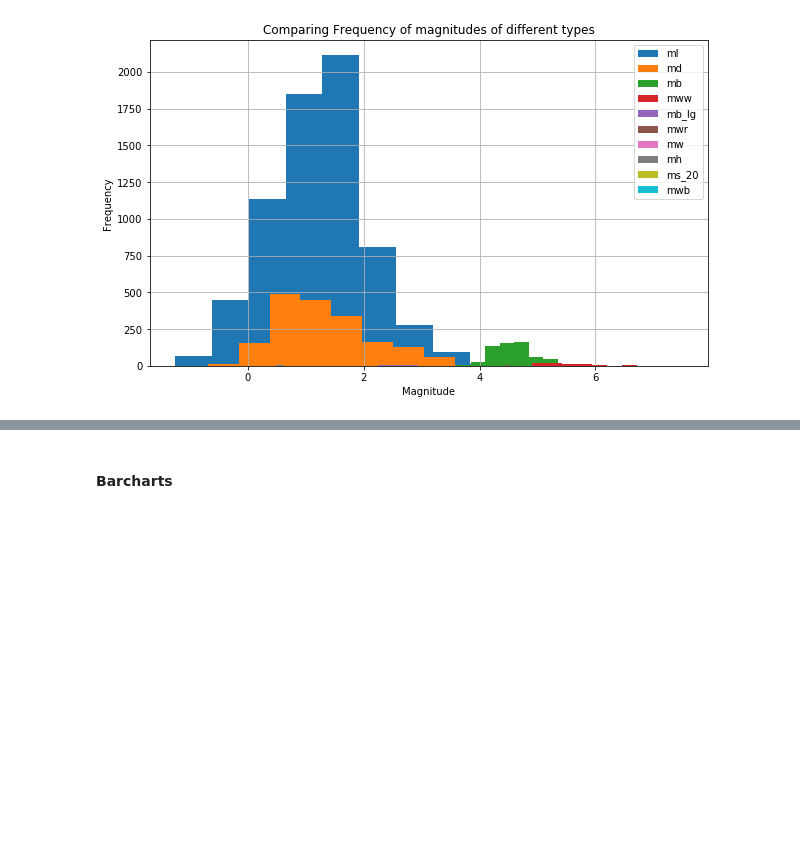
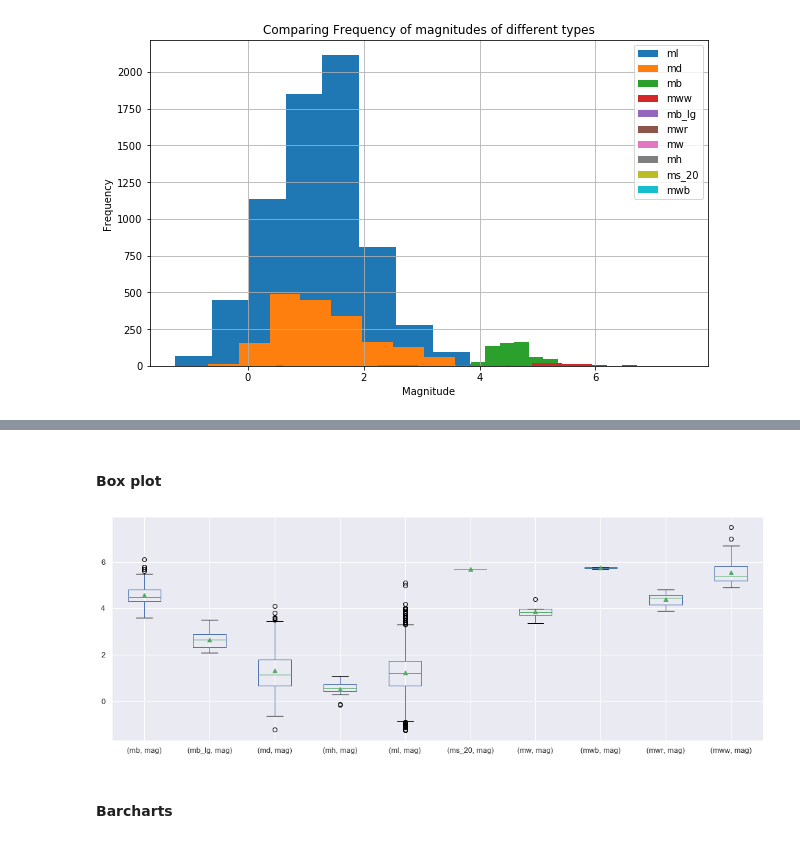
Before and after one commit to adityarj-pazuzu/Data-Visualization, a Jupyter notebook: Data Visualization using Matplotlib and Seaborn.ipynb, the cells around one changed output, grey strips where cells are left out. Saved outputs shown, nothing was run; the diff lists cells and outputs as text; code cells hidden in the pictures; blank space fills up the shorter version.

```diff
--- a/Data Visualization using Matplotlib and Seaborn.ipynb
+++ b/Data Visualization using Matplotlib and Seaborn.ipynb
@@ -178,3 +188,10 @@ Text(0.5, 0, 'Magnitude')
+# %% [markdown]
+#### Box plot
+# %%
+quakes[['magType', 'mag']].groupby('magType').boxplot(figsize=(17,6), subplots=False, showmeans=True)
+plt.grid(True)
+# %% [output]
+[figure, added]
 # %% [markdown]
 #### Barcharts
 # %%
```
Also changed, not shown: parts of 19 cells of this notebook.
